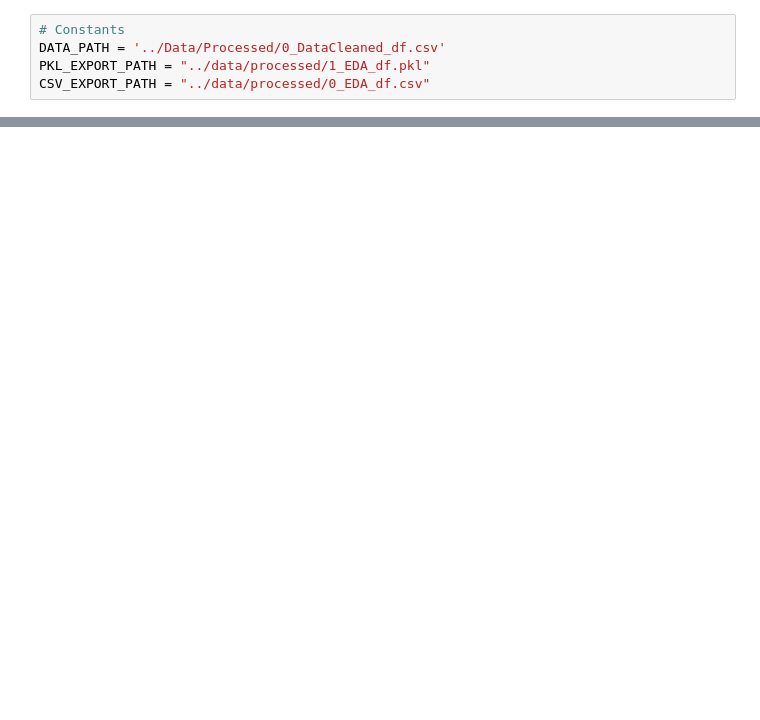
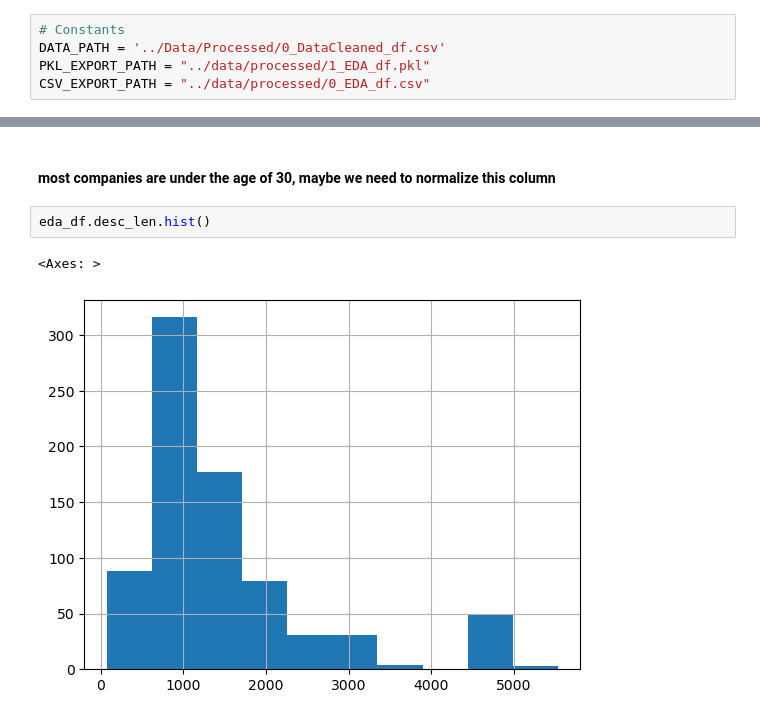
Before and after one commit to AlyAEE/Data-Roles-Salary-Prediction-Project, a Jupyter notebook: Notebooks/03.ExploratoryDataAnalysis.ipynb, the cells around one changed output, grey strips where cells are left out. Saved outputs shown, nothing was run; the diff lists cells and outputs as text; blank space fills up the shorter version.

```diff
--- a/Notebooks/03.ExploratoryDataAnalysis.ipynb
+++ b/Notebooks/03.ExploratoryDataAnalysis.ipynb
@@ -21,0 +75,7 @@ EDA_df.head()
+# %% [markdown]
+#### most companies are under the age of 30, maybe we need to normalize this column
+# %%
+eda_df.desc_len.hist()
+# %% [output]
+<Axes: >
+[figure, added]
```
Also changed, not shown: parts of 36 cells of this notebook, 1 other file.
